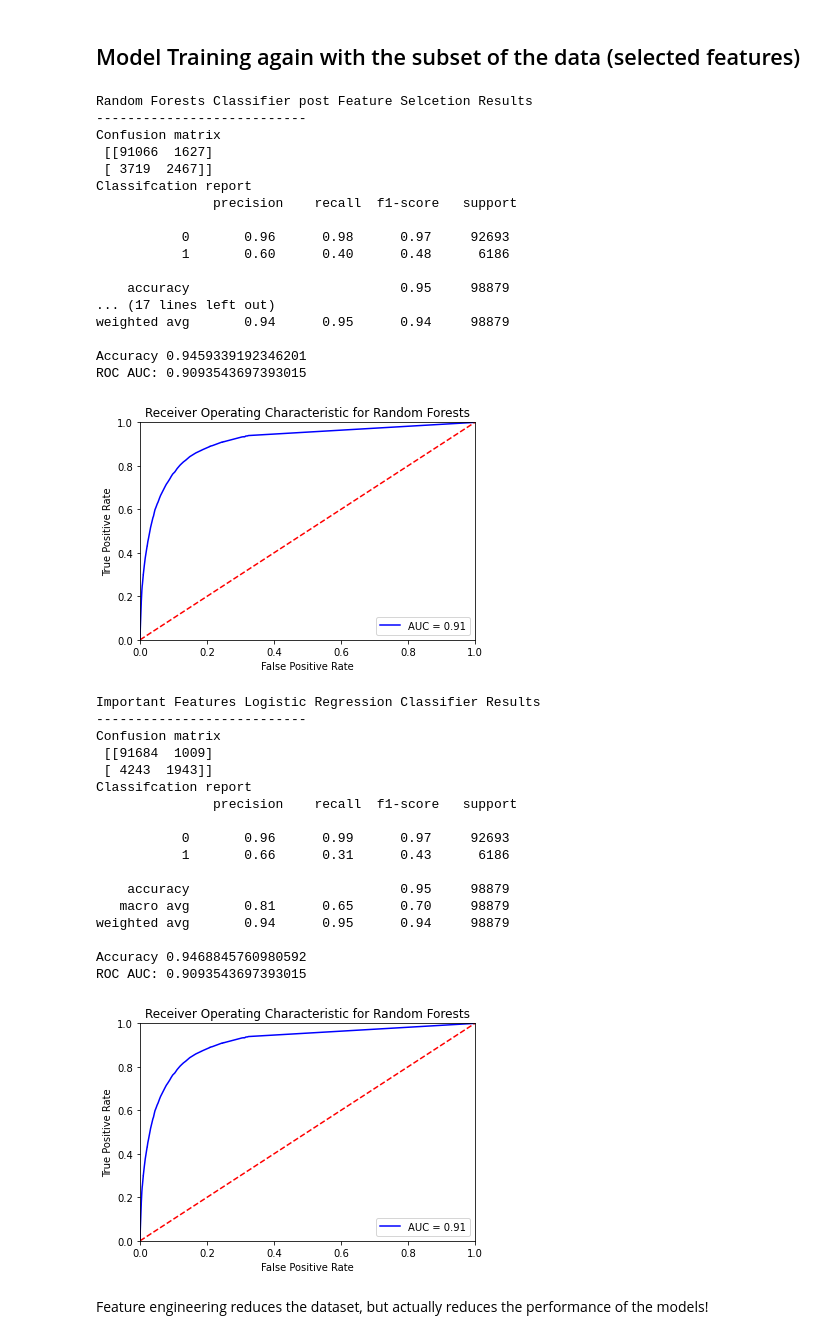
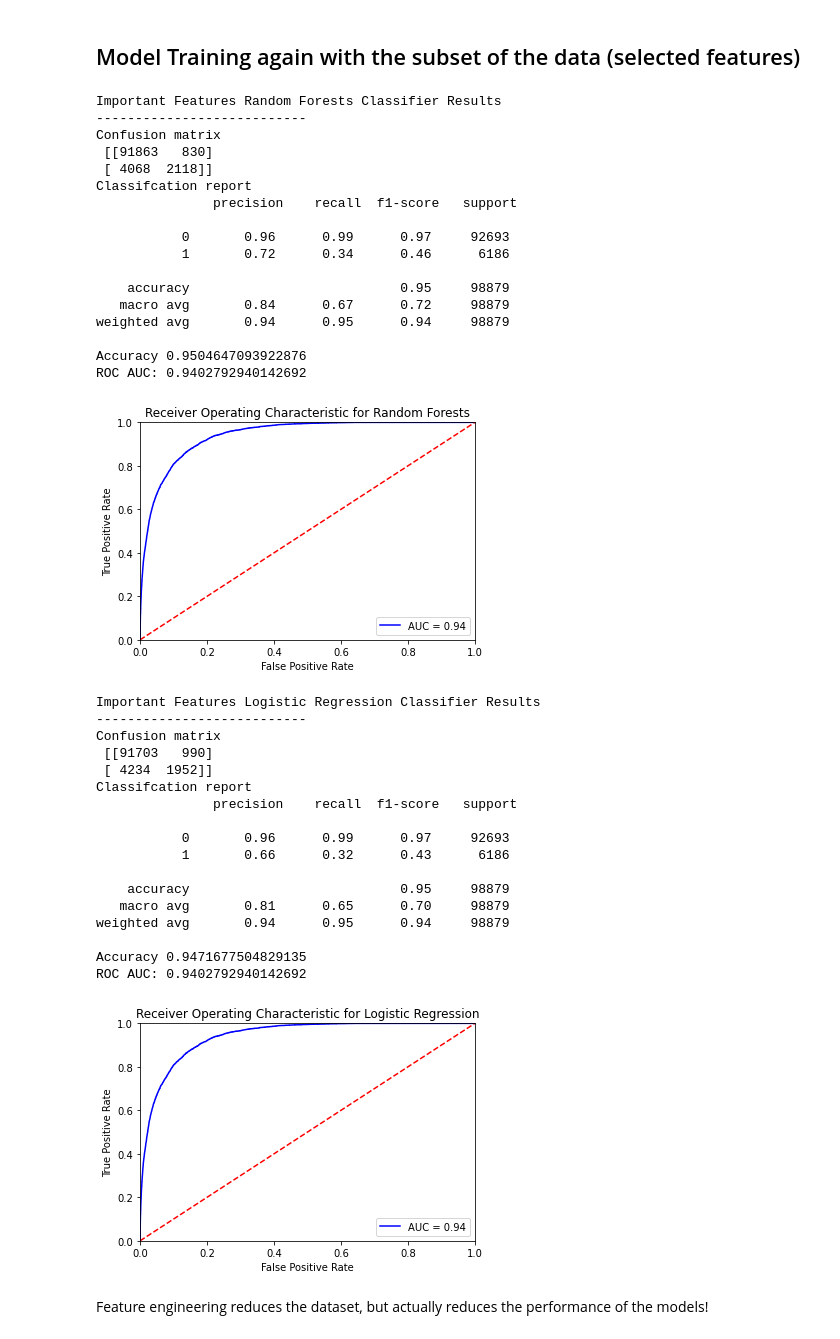
Before and after one commit to jenright15/income-classification, a Jupyter notebook: code/Data_Modeling.ipynb, the cells around one changed output. Saved outputs shown, nothing was run; the diff lists cells and outputs as text; code cells hidden in the pictures.

Commit message:
forming graph for decision trees

```diff
--- a/code/Data_Modeling.ipynb
+++ b/code/Data_Modeling.ipynb
@@ -42,10 +44,9 @@ print(f"Classes of response: {unique}, Count per class: {counts}")
 Classes of response: [0 1], Count per class: [183912  12382]
 # %%
 # Initializing models
-kn = KNeighborsClassifier()
-rf = RandomForestClassifier()
+rf = RandomForestClassifier(max_depth=12)
 lgm = LogisticRegression(solver="liblinear")
-svc = SVC(kernel='rbf',class_weight='balanced', probability=True)
+# svc = SVC(kernel='rbf',class_weight='balanced', probability=True)
 # %%
 # Reporting function
 
@@ -255,11 +283,6 @@ model_name = 'RandomForestClassifier_Feature_Engineered'
 rf.fit(X_new, Y_train)
 
 y_pred = rf.predict(X_new_test)
-print('Random Forests Classifier post Feature Selcetion Results')
-print('---------------------------')
-print('Confusion matrix \n', confusion_matrix(Y_test,y_pred))
-print('Classifcation report \n', classification_report(Y_test,y_pred))
-print('Accuracy', accuracy_score(Y_test, y_pred))
 
 print('Important Features Random Forests Classifier Results')
 print('---------------------------')
@@ -289,24 +312,24 @@ plt.ylabel('True Positive Rate')
 plt.xlabel('False Positive Rate')
 plt.show()
 # %% [output]
-Random Forests Classifier post Feature Selcetion Results
+Important Features Random Forests Classifier Results
 ---------------------------
 Confusion matrix
- [[91066  1627]
- [ 3719  2467]]
+ [[91863   830]
+ [ 4068  2118]]
 Classifcation report
                precision    recall  f1-score   support
 
-           0       0.96      0.98      0.97     92693
-           1       0.60      0.40      0.48      6186
+           0       0.96      0.99      0.97     92693
+           1       0.72      0.34      0.46      6186
 
     accuracy                           0.95     98879
-... (17 lines left out)
+   macro avg       0.84      0.67      0.72     98879
 weighted avg       0.94      0.95      0.94     98879
 
-Accuracy 0.9459339192346201
-ROC AUC: 0.9093543697393015
+Accuracy 0.9504647093922876
+ROC AUC: 0.9402792940142692
-[figure, old version]
+[figure, new version]
 # %%
 model_name = 'LogisiticRegression_Feature_Engineered'
 
@@ -326,40 +349,40 @@ classification_report_csv(model_name, report)
 probabilities = rf.predict_proba(X_new_test)
 probs = [p[1] for p in probabilities]
 preds = probabilities[:,1]
 print('ROC AUC:', roc_auc_score(Y_test, preds))
 
 fpr, tpr, threshold = roc_curve(Y_test, preds)
 roc_auc = auc(fpr, tpr)
 
 
-plt.title('Receiver Operating Characteristic for Random Forests')
+plt.title('Receiver Operating Characteristic for Logistic Regression')
 plt.plot(fpr, tpr, 'b', label = 'AUC = %0.2f' % roc_auc)
 plt.legend(loc = 'lower right')
 plt.plot([0, 1], [0, 1],'r--')
 plt.xlim([0, 1])
 plt.ylim([0, 1])
 plt.ylabel('True Positive Rate')
 plt.xlabel('False Positive Rate')
 plt.show()
 # %% [output]
 Important Features Logistic Regression Classifier Results
 ---------------------------
 Confusion matrix
- [[91684  1009]
- [ 4243  1943]]
+ [[91703   990]
+ [ 4234  1952]]
 Classifcation report
                precision    recall  f1-score   support
 
            0       0.96      0.99      0.97     92693
-           1       0.66      0.31      0.43      6186
+           1       0.66      0.32      0.43      6186
 
     accuracy                           0.95     98879
    macro avg       0.81      0.65      0.70     98879
 weighted avg       0.94      0.95      0.94     98879
 
-Accuracy 0.9468845760980592
-ROC AUC: 0.9093543697393015
+Accuracy 0.9471677504829135
+ROC AUC: 0.9402792940142692
-[figure, old version]
+[figure, new version]
 # %% [markdown]
 Feature engineering reduces the dataset, but actually reduces the performance of the models!
 # %% [markdown]
```
Also changed, not shown: parts of 9 cells of this notebook, 5 other files.
